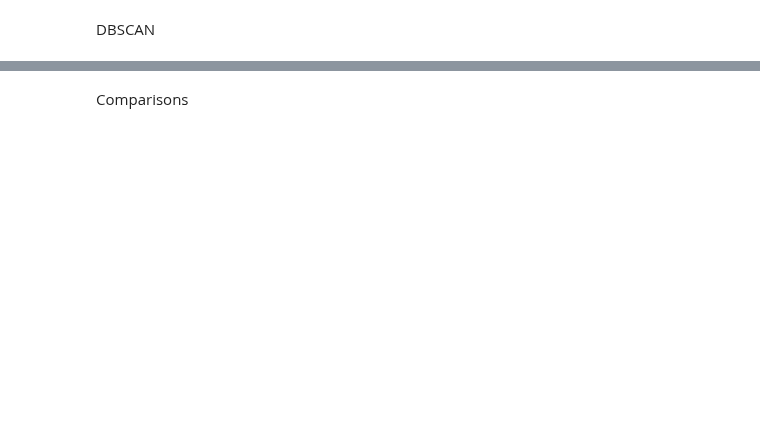
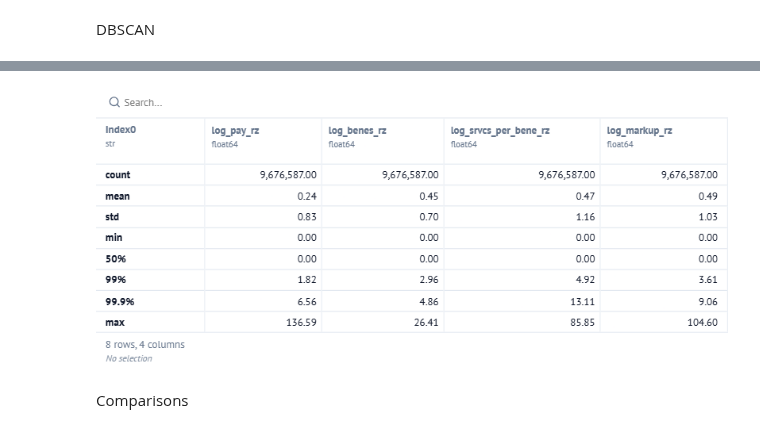
Before and after one commit to erikazoo/mbradd, a Jupyter notebook: notebooks/__marimo__/data_preprocessing_ez.ipynb, the cells around one changed output, grey strips where cells are left out. Saved outputs shown, nothing was run; the diff lists cells and outputs as text; code cells hidden in the pictures; blank space fills up the shorter version.

```diff
--- a/notebooks/__marimo__/data_preprocessing_ez.ipynb
+++ b/notebooks/__marimo__/data_preprocessing_ez.ipynb
@@ -226,3 +243,7 @@ _fig
+# %%
+Z.describe(percentiles=[0.5, 0.99, 0.999]).round(2)
+# %% [output]
+[figure, added]
 # %%
 eps = kdist.quantile(0.99)
 _u, _inv, _cnt = np.unique(D_sample.to_numpy(), axis=0, return_inverse=True, return_counts=True)
```
Also changed, not shown: parts of 9 cells of this notebook, 1 other file.
